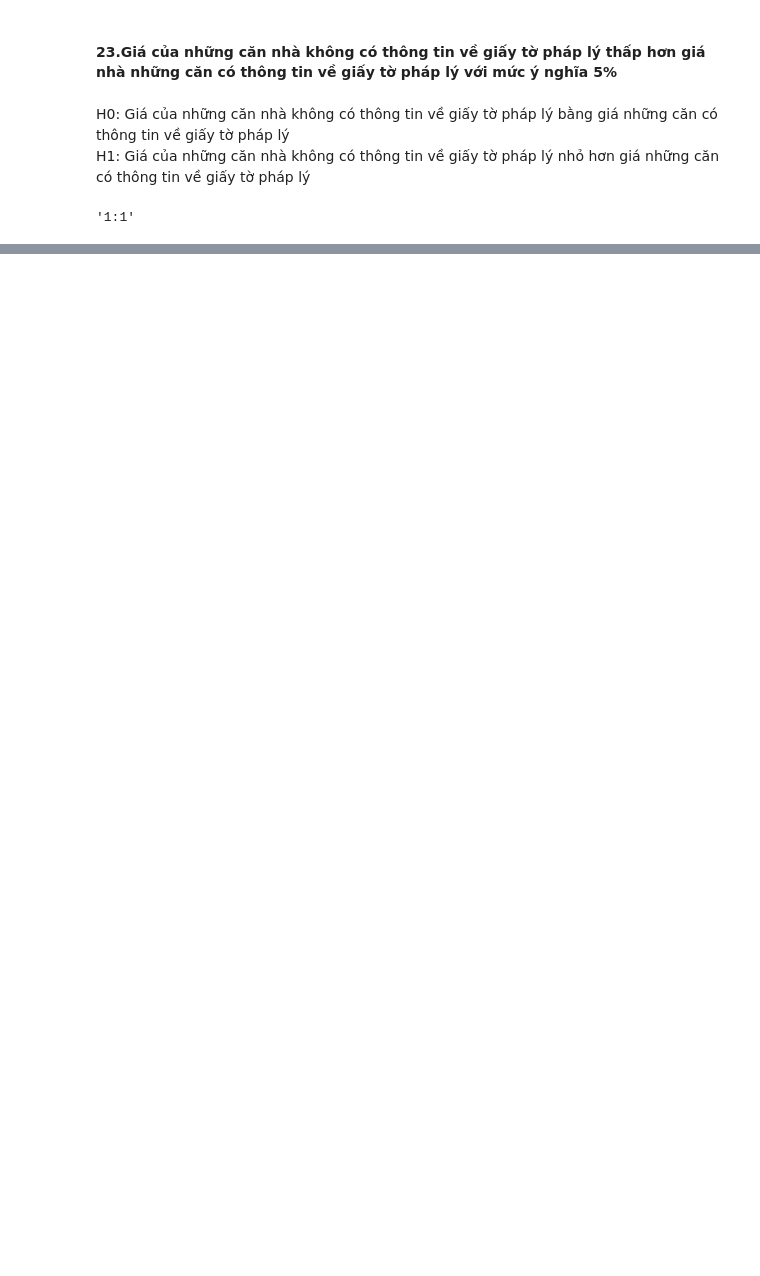
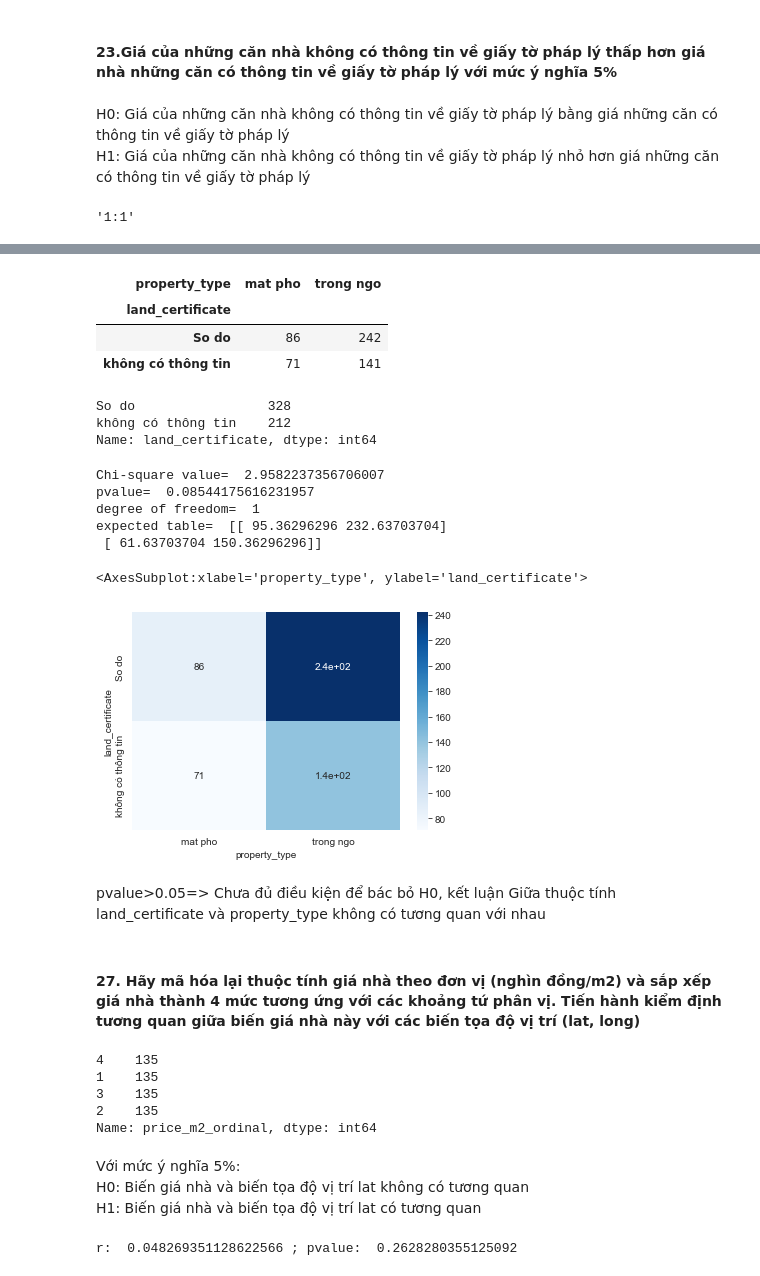
Before and after one commit to NguyenHien2711/Data_Analysis_Python, a Jupyter notebook: Pandas_codegym/[EDA_Practice]Phân tích dữ liệu HousePrice/Untitled.ipynb, the cells around one changed output, grey strips where cells are left out. Drawn from its saved outputs; the diff is of its cells as text; code cells hidden in the pictures; blank space fills up the shorter version.

```diff
--- a/Pandas_codegym/Phân tích dữ liệu HousePrice/Untitled.ipynb
+++ b/Pandas_codegym/[EDA_Practice]Phân tích dữ liệu HousePrice/Untitled.ipynb
@@ -561,0 +619,14 @@ Ttest_indResult(statistic=nan, pvalue=nan)
+# %%
+data_2 = data.pivot_table(values='Index', index='land_certificate', columns='property_type',aggfunc = 'count')
+data_2
+# %% [output]
+| property_type | mat pho | trong ngo |
+| land_certificate |  |  |
+| So do | 86 | 242 |
+| không có thông tin | 71 | 141 |
+# %%
+data['land_certificate'].value_counts()
+# %% [output]
+So do                 328
+không có thông tin    212
+Name: land_certificate, dtype: int64
@@ -561,0 +635,50 @@ Ttest_indResult(statistic=nan, pvalue=nan)
+# %%
+chi, p, dof, expected = chi2_contingency(data_2)
+#data là 1 list, chỉ lọc lấy định lượng tần suất
+print('Chi-square value= ', chi)
+print('pvalue= ', p)
+print('degree of freedom= ', dof)
+print('expected table= ', expected)
+# %% [output]
+Chi-square value=  2.9582237356706007
+pvalue=  0.08544175616231957
+degree of freedom=  1
+expected table=  [[ 95.36296296 232.63703704]
+ [ 61.63703704 150.36296296]]
+# %%
+sns.heatmap(data_2, annot=True, cmap='Blues')
+# %% [output]
+<AxesSubplot:xlabel='property_type', ylabel='land_certificate'>
+[figure, added]
+# %% [markdown]
+pvalue>0.05=> Chưa đủ điều kiện để bác bỏ H0, kết luận Giữa thuộc tính land_certificate và property_type không có tương quan với nhau<br>
+# %% [markdown]
+#### 27. Hãy  mã hóa lại thuộc tính giá nhà theo đơn vị (nghìn đồng/m2) và sắp xếp giá nhà thành 4 mức tương ứng với các khoảng tứ phân vị. Tiến hành kiểm định tương quan giữa biến giá nhà này với các biến tọa độ vị trí (lat, long)
+# %%
+q1, q2, q3 = data['Gia/1m2'].quantile(0.25), data['Gia/1m2'].quantile(0.5), data['Gia/1m2'].quantile(0.75)
+def price_m2_ordinal(price):
+    if price<q1:
+        return 1
+    elif price>=q1 and price<q2:
+        return 2
+    elif price>=q2 and price<q3:
+        return 3
+    else:
+        return 4
+data['price_m2_ordinal'] = data['Gia/1m2'].apply(price_m2_ordinal)
+data['price_m2_ordinal'].value_counts()
+# %% [output]
+4    135
+1    135
+3    135
+2    135
+Name: price_m2_ordinal, dtype: int64
+# %% [markdown]
+Với mức ý nghĩa 5%:<br>
+    H0: Biến giá nhà và biến tọa độ vị trí lat không có tương quan<br>
+    H1: Biến giá nhà và biến tọa độ vị trí lat có tương quan
+# %%
+r, pvalue = stats.spearmanr(data['price_m2_ordinal'],data['lat'])
+print ("r: ", r, "; pvalue: ", pvalue)
+# %% [output]
+r:  0.048269351128622566 ; pvalue:  0.2628280355125092
```
Also changed, not shown: parts of 17 cells of this notebook, 23 other files.
